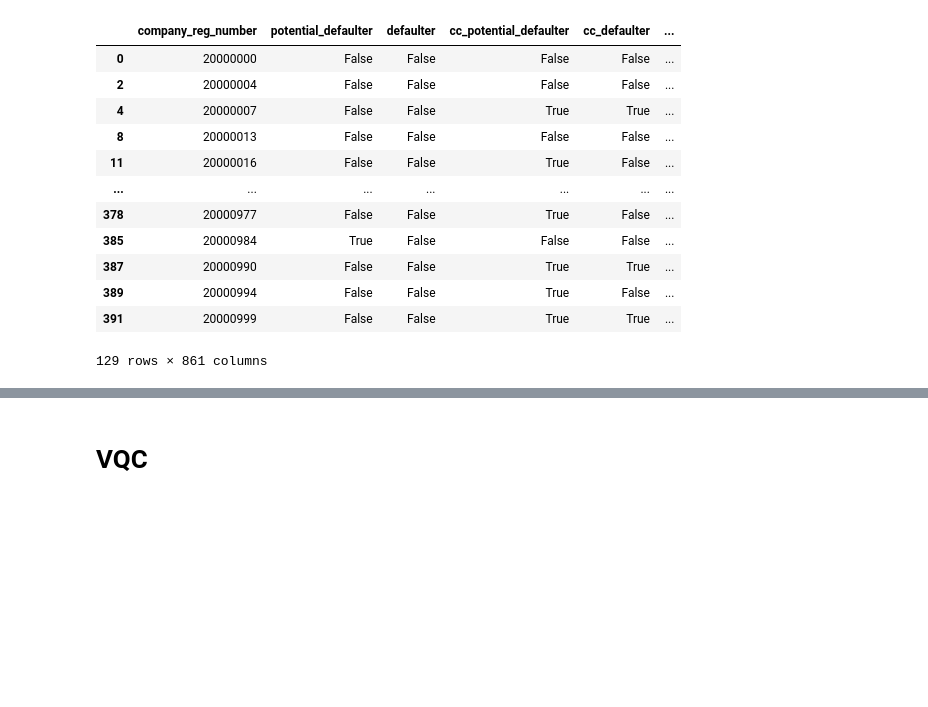
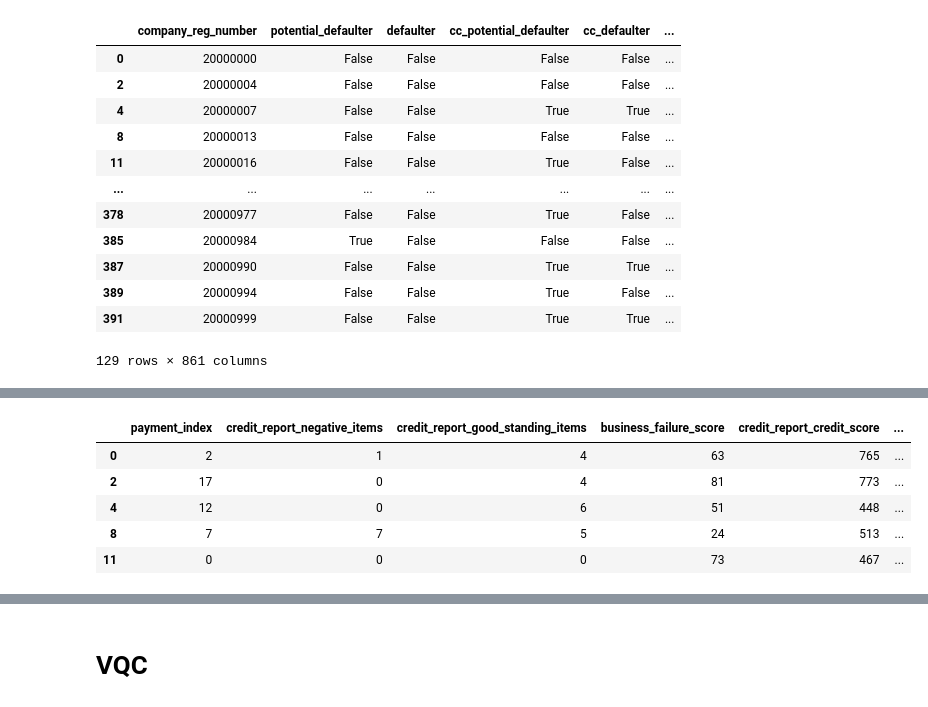
Before and after one commit to floatn/QML-for-finance, a Jupyter notebook: qml_code.ipynb, the cells around one changed output, grey strips where cells are left out. Cells and saved outputs as stored; diff of their text form; code cells hidden in the pictures; blank space fills up the shorter version.

```diff
--- a/qml_code.ipynb
+++ b/qml_code.ipynb
@@ -2148,0 +2187,9 @@ cs6_df.replace({'latest_termination': 0}, cs6_df['latest_termination'].max() + 3
+# %%
+cs6_df[cs6_df.columns[14:23]].head()
+# %% [output]
+|  | payment_index | credit_report_negative_items | credit_report_good_standing_items | business_failure_score | credit_report_credit_score | ... |
+| 0 | 2 | 1 | 4 | 63 | 765 | ... |
+| 2 | 17 | 0 | 4 | 81 | 773 | ... |
+| 4 | 12 | 0 | 6 | 51 | 448 | ... |
+| 8 | 7 | 7 | 5 | 24 | 513 | ... |
+| 11 | 0 | 0 | 0 | 73 | 467 | ... |
```
Also changed, not shown: parts of 17 cells of this notebook.
